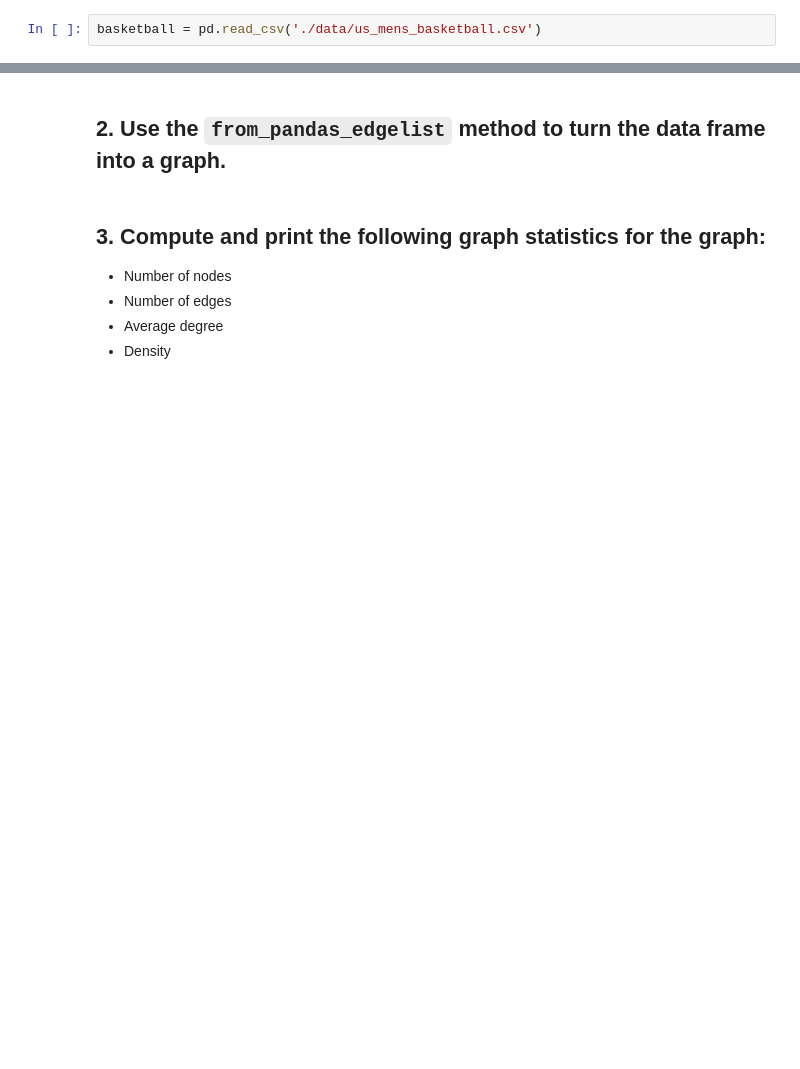
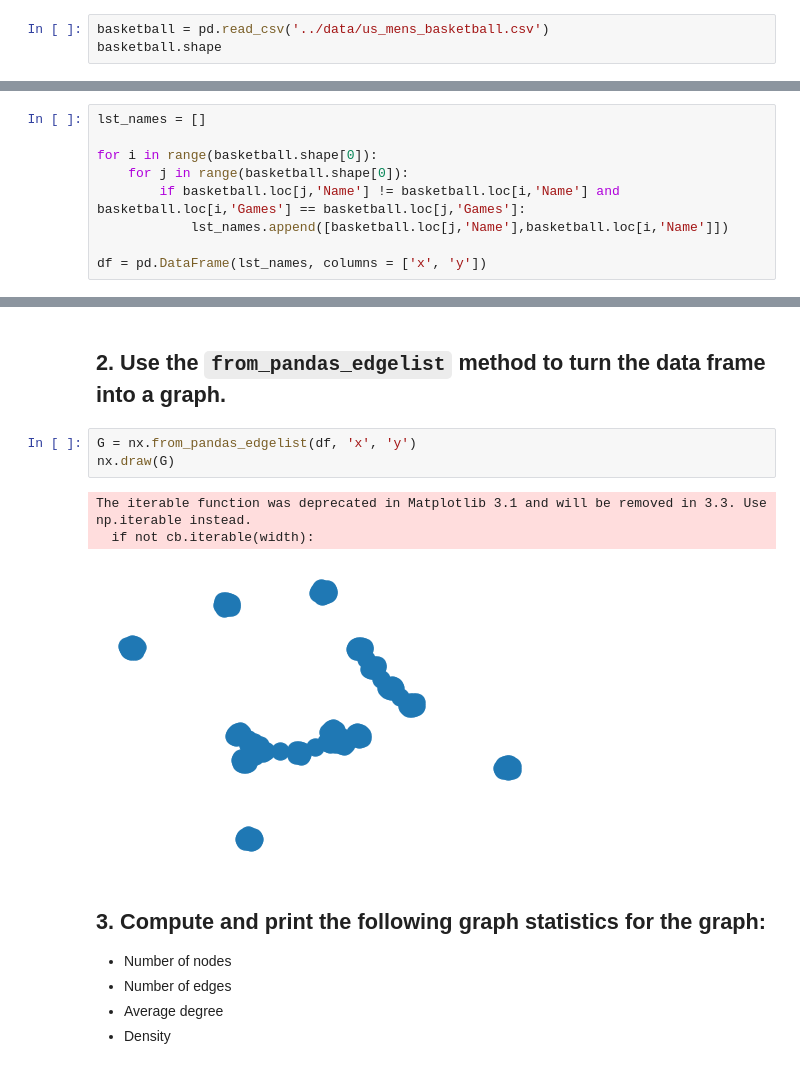
Before and after one commit to ta-datapt-bcn/lab-network-analysis, a Jupyter notebook: your-code/main.ipynb, the cells around one changed output, grey strips where cells are left out. Drawn from its saved outputs; the diff is of its cells as text; blank space fills up the shorter version.

```diff
--- a/your-code/main.ipynb
+++ b/your-code/main.ipynb
@@ -12,4 +16,5 @@ import pandas as pd
 
 In the `us_mens_basketball.csv` data set, each row represents an single basketball player's participation in a single event at a single Olympics.
 # %%
-basketball = pd.read_csv('./data/us_mens_basketball.csv')
+basketball = pd.read_csv('../data/us_mens_basketball.csv')
+basketball.shape
@@ -19,3 +33,12 @@ basketball.head()
 ## 1. Transform this data set into one that can be turned into a graph where the entities are represented by the Name field and the relationships are represented by whether the players played in the same Olympics together (Games field).
 
 Sort descending by the number of pairwise interactions. Which pair of players have competed in the most Olympics together?
+# %%
+lst_names = []
+
+for i in range(basketball.shape[0]):
+    for j in range(basketball.shape[0]):
+        if basketball.loc[j,'Name'] != basketball.loc[i,'Name'] and basketball.loc[i,'Games'] == basketball.loc[j,'Games']:
+            lst_names.append([basketball.loc[j,'Name'],basketball.loc[i,'Name']])
+
+df = pd.DataFrame(lst_names, columns = ['x', 'y'])
@@ -22,5 +54,12 @@ Sort descending by the number of pairwise interactions. Which pair of players ha
 # %% [markdown]
 ## 2. Use the `from_pandas_edgelist` method to turn the data frame into a graph.
+# %%
+G = nx.from_pandas_edgelist(df, 'x', 'y')
+nx.draw(G)
+# %% [output]
+The iterable function was deprecated in Matplotlib 3.1 and will be removed in 3.3. Use np.iterable instead.
+  if not cb.iterable(width):
+[figure, added]
 # %% [markdown]
 ## 3. Compute and print the following graph statistics for the graph:
 
```
Also changed, not shown: parts of 13 cells of this notebook.
